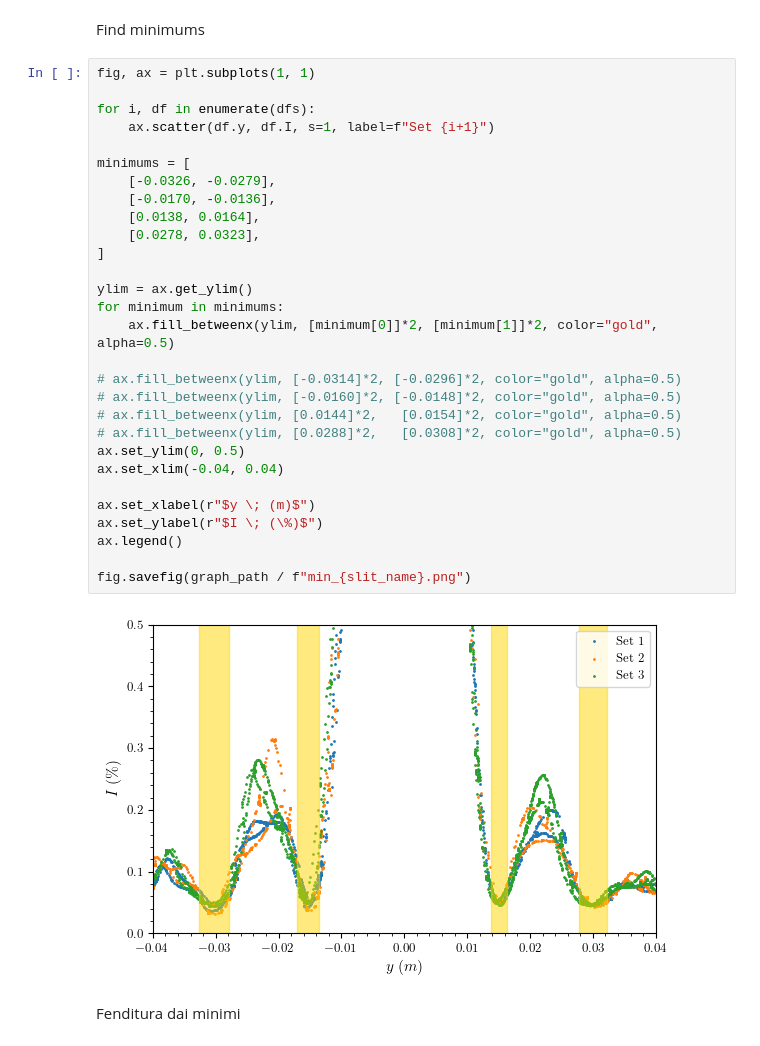
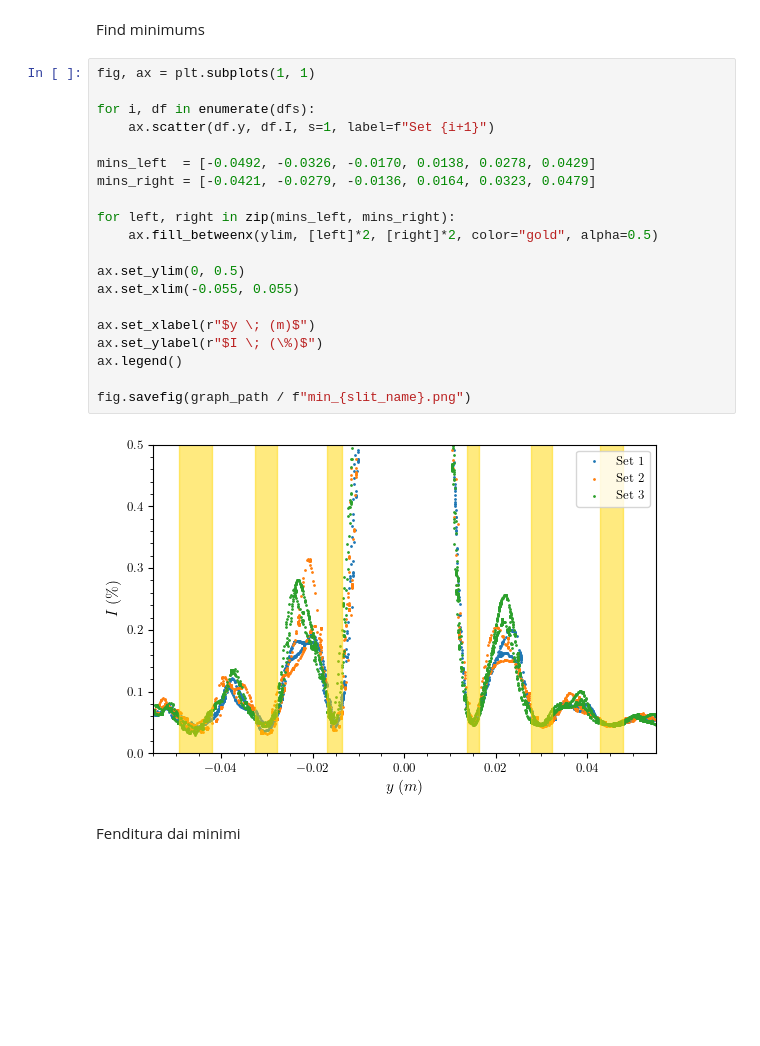
Before and after one commit to Vayxen/Lab2-Ottica-1, a Jupyter notebook: code/slit_0.04.ipynb, the cells around one changed output. Cells and saved outputs as stored; diff of their text form; blank space fills up the shorter version.

```diff
--- a/code/slit_0.04.ipynb
+++ b/code/slit_0.04.ipynb
@@ -80,34 +83,25 @@ Find minimums
 # %%
 fig, ax = plt.subplots(1, 1)
 
 for i, df in enumerate(dfs):
     ax.scatter(df.y, df.I, s=1, label=f"Set {i+1}")
 
-minimums = [
-    [-0.0326, -0.0279],
-    [-0.0170, -0.0136],
-    [0.0138, 0.0164],
-    [0.0278, 0.0323],
-]
+mins_left  = [-0.0492, -0.0326, -0.0170, 0.0138, 0.0278, 0.0429]
+mins_right = [-0.0421, -0.0279, -0.0136, 0.0164, 0.0323, 0.0479]
 
-ylim = ax.get_ylim()
-for minimum in minimums:
-    ax.fill_betweenx(ylim, [minimum[0]]*2, [minimum[1]]*2, color="gold", alpha=0.5)
+for left, right in zip(mins_left, mins_right):
+    ax.fill_betweenx(ylim, [left]*2, [right]*2, color="gold", alpha=0.5)
 
-# ax.fill_betweenx(ylim, [-0.0314]*2, [-0.0296]*2, color="gold", alpha=0.5)
-# ax.fill_betweenx(ylim, [-0.0160]*2, [-0.0148]*2, color="gold", alpha=0.5)
-# ax.fill_betweenx(ylim, [0.0144]*2,   [0.0154]*2, color="gold", alpha=0.5)
-# ax.fill_betweenx(ylim, [0.0288]*2,   [0.0308]*2, color="gold", alpha=0.5)
 ax.set_ylim(0, 0.5)
-ax.set_xlim(-0.04, 0.04)
+ax.set_xlim(-0.055, 0.055)
 
 ax.set_xlabel(r"$y \; (m)$")
 ax.set_ylabel(r"$I \; (\%)$")
 ax.legend()
 
 fig.savefig(graph_path / f"min_{slit_name}.png")
 # %% [output]
-[figure, old version]
+[figure, new version]
 # %% [markdown]
 Fenditura dai minimi
 # %%
```
Also changed, not shown: parts of 4 cells of this notebook, 13 other files.
